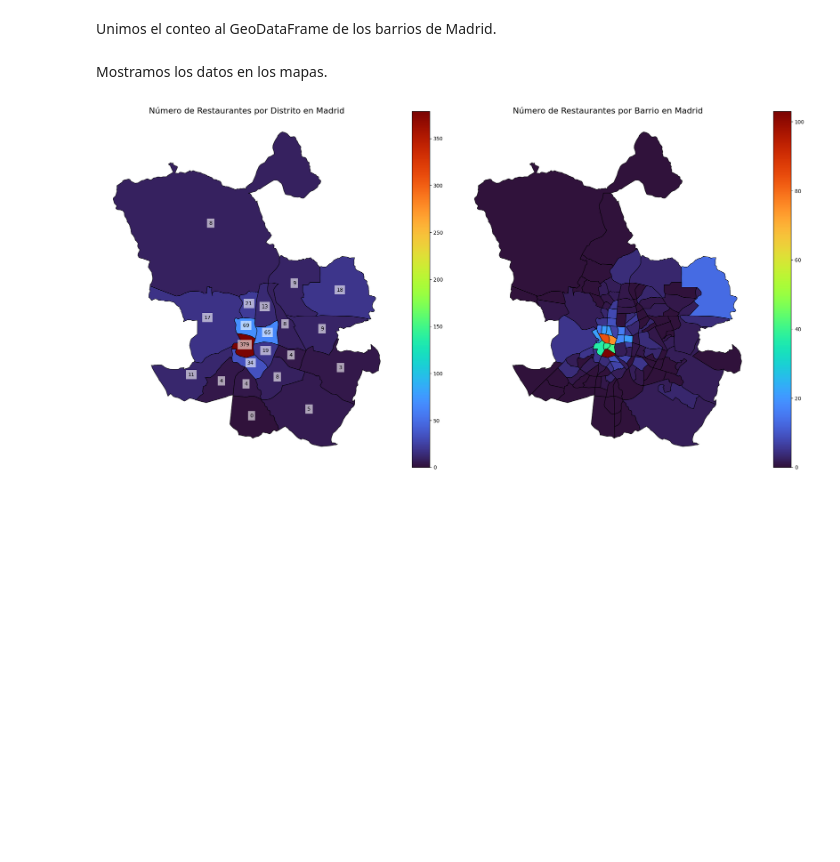
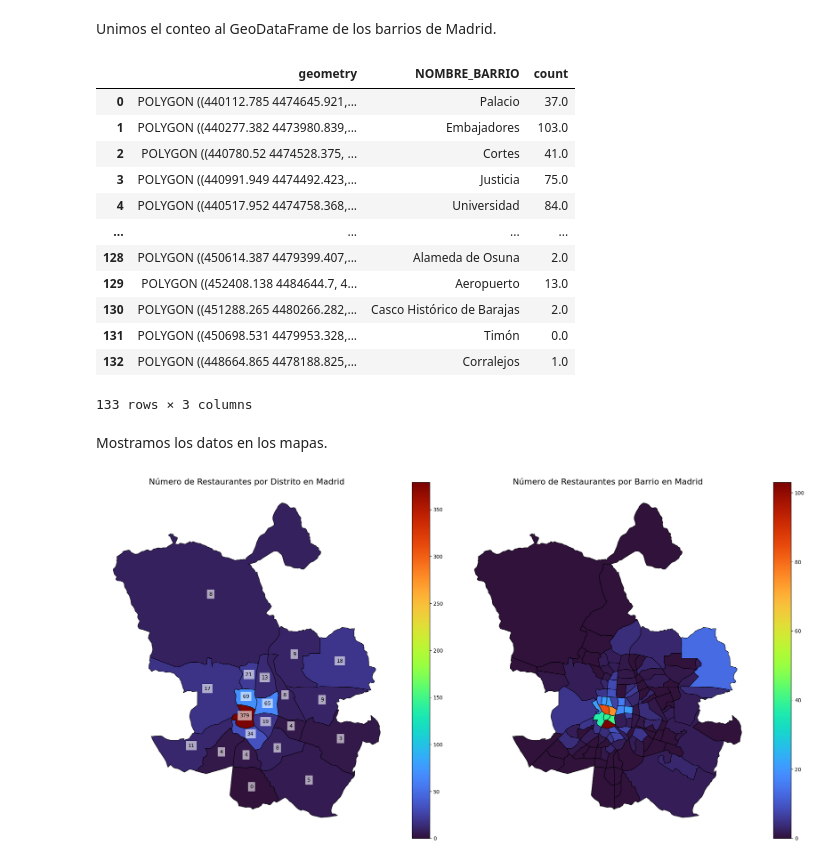
Before and after one commit to anton-p0g/ProyectoWebScrapping, a Jupyter notebook: parte2/distrito de cada restaurante/mapas_parte2.ipynb, the cells around one changed output. Cells and saved outputs as stored; diff of their text form; code cells hidden in the pictures; blank space fills up the shorter version.

```diff
--- a/parte2/distrito de cada restaurante/mapas_parte2.ipynb
+++ b/parte2/distrito de cada restaurante/mapas_parte2.ipynb
@@ -152,6 +297,21 @@ conteo_combinado = conteo_combinado.drop(columns=['count_1', 'count_2', 'count_t
 Unimos el conteo al GeoDataFrame de los barrios de Madrid.
 # %%
 barrios_madrid = barrios_madrid.merge(conteo_combinado, left_on="NOMBRE_BARRIO", right_on="NOMBRE_BARRIO")
+barrios_madrid
+# %% [output]
+|  | geometry | NOMBRE_BARRIO | count |
+| 0 | POLYGON ((440112.785 4474645.921,... | Palacio | 37.0 |
+| 1 | POLYGON ((440277.382 4473980.839,... | Embajadores | 103.0 |
+| 2 | POLYGON ((440780.52 4474528.375, ... | Cortes | 41.0 |
+| 3 | POLYGON ((440991.949 4474492.423,... | Justicia | 75.0 |
+| 4 | POLYGON ((440517.952 4474758.368,... | Universidad | 84.0 |
+| ... | ... | ... | ... |
+| 128 | POLYGON ((450614.387 4479399.407,... | Alameda de Osuna | 2.0 |
+| 129 | POLYGON ((452408.138 4484644.7, 4... | Aeropuerto | 13.0 |
+| 130 | POLYGON ((451288.265 4480266.282,... | Casco Histórico de Barajas | 2.0 |
+| 131 | POLYGON ((450698.531 4479953.328,... | Timón | 0.0 |
+| 132 | POLYGON ((448664.865 4478188.825,... | Corralejos | 1.0 |
+133 rows × 3 columns
 # %% [markdown]
 Mostramos los datos en los mapas.
 # %%
```
Also changed, not shown: parts of 36 cells of this notebook, 3 other files.
